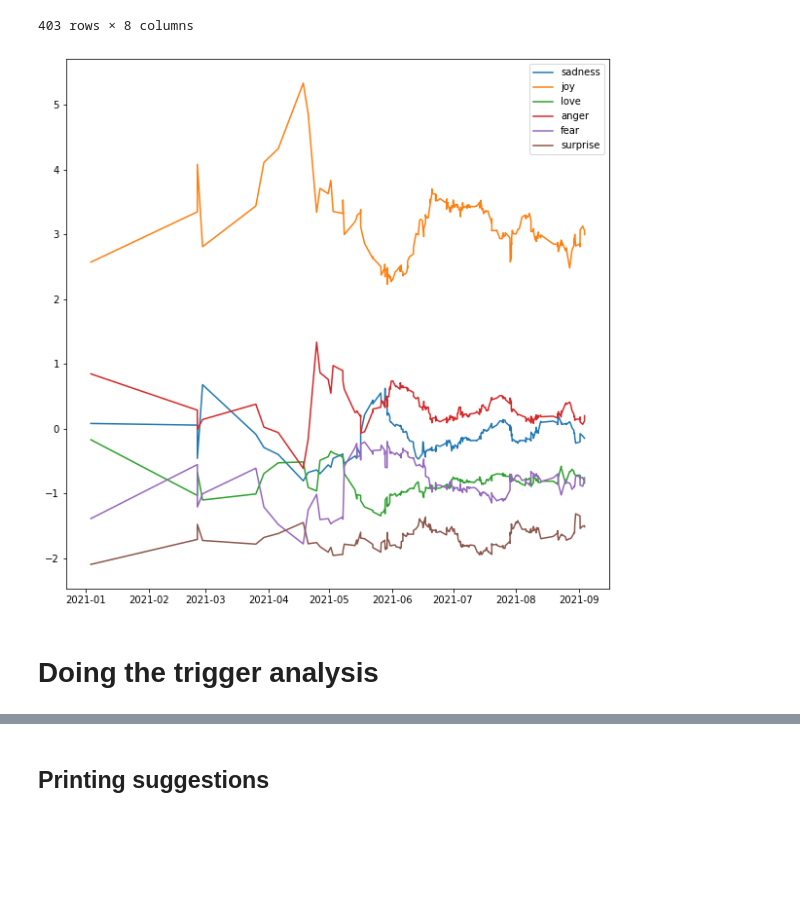
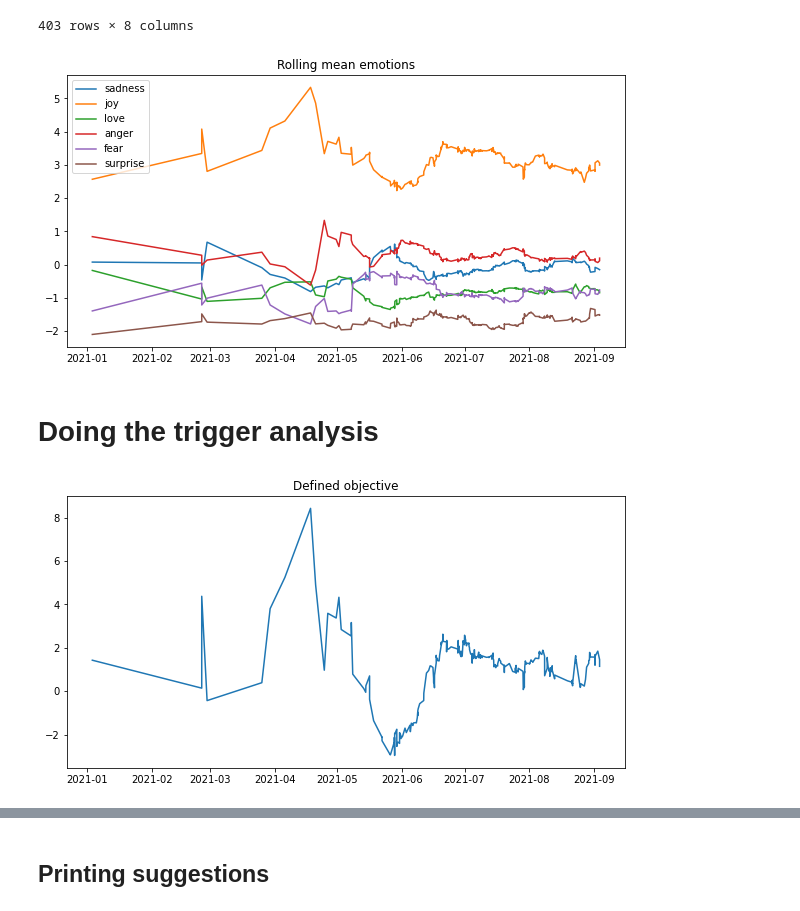
Before and after one commit to sergia-ch/twitter-emotions-friend, a Jupyter notebook: tweets-emotions-chart.ipynb, the cells around one changed output, grey strips where cells are left out. Cells and saved outputs as stored; diff of their text form; code cells hidden in the pictures; blank space fills up the shorter version.

```diff
--- a/tweets-emotions-chart.ipynb
+++ b/tweets-emotions-chart.ipynb
@@ -169,7 +176,8 @@ def get_all_tweets(userId, guest_token):
   while True:
     try:
       tweets = get_tweets(userId=userId, guest_token=guest_token, cursor=cursor)
-    except:
+    except Exception as e:
+      raise e
       break
 
     if not tweets['tweets']:
@@ -194,7 +202,7 @@ def generator_limit(g, do_tqdm=True, limit=100):
 # @markdown Get the guest token via developer tools
 
 userId = 1971455317 # @param
-guest_token = 1434502518093062147 # @param
+guest_token = 1434553355477688323 # @param
 limit = 1000 # @param
 
 df = pd.DataFrame(list(generator_limit(get_all_tweets(
@@ -379,14 +356,15 @@ df.iloc[np.argsort(df.sadness)]
 | 165 | @saurabhvij137 @paulg Thanks a lo... | 2021-07-15 23:10:55+00:00 | 5.707530 | -1.380056 | -0.213640 | -1.097636 | -1.668073 | -1.925310 |
 403 rows × 8 columns
 # %%
-# df = df.set_index('creation_date')
-plt.figure(figsize=(10, 10))
+df = df.set_index('creation_date')
+plt.figure(figsize=(10, 5))
+plt.title("Rolling mean emotions")
 for emotion in emotions_classes:
   plt.plot(df[emotion].rolling(pd.Timedelta('14days')).mean(), label=emotion)
 plt.legend()
 plt.show()
 # %% [output]
-[figure, old version]
+[figure, new version]
 # %%
 # @title Adding mentions
 
@@ -406,14 +384,14 @@ df['mentions'] = mentions
 # %% [markdown]
 # Doing the trigger analysis
 # %%
-# @title Personalized optimization objective
+# @title Personalized optimization objective { run: "auto" }
 
 sadness = -1.3  #@param {type: "slider", min: -2.0, max: 2.0, step:0.1}
 joy = 1.2  #@param {type: "slider", min: -2.0, max: 2.0, step:0.1}
 love = 2  #@param {type: "slider", min: -2.0, max: 2.0, step:0.1}
 anger = -1  #@param {type: "slider", min: -2.0, max: 2.0, step:0.1}
 fear = -2  #@param {type: "slider", min: -2.0, max: 2.0, step:0.1}
-surprise = 1.3  #@param {type: "slider", min: -2.0, max: 2.0, step:0.1}
+surprise = 1.5  #@param {type: "slider", min: -2.0, max: 2.0, step:0.1}
 
 optimization_objective = {
     'sadness': sadness,
@@ -423,3 +401,14 @@ optimization_objective = {
     'fear': fear,
     'surprise': surprise
 }
+
+series = 0
+for emotion, coefficient in optimization_objective.items():
+  series = series + df[emotion] * coefficient
+
+plt.figure(figsize=(10, 5))
+plt.title("Defined objective")
+plt.plot(series.rolling('14d').mean())
+plt.show()
+# %% [output]
+[figure, added]
```
Also changed, not shown: parts of 20 cells of this notebook.
